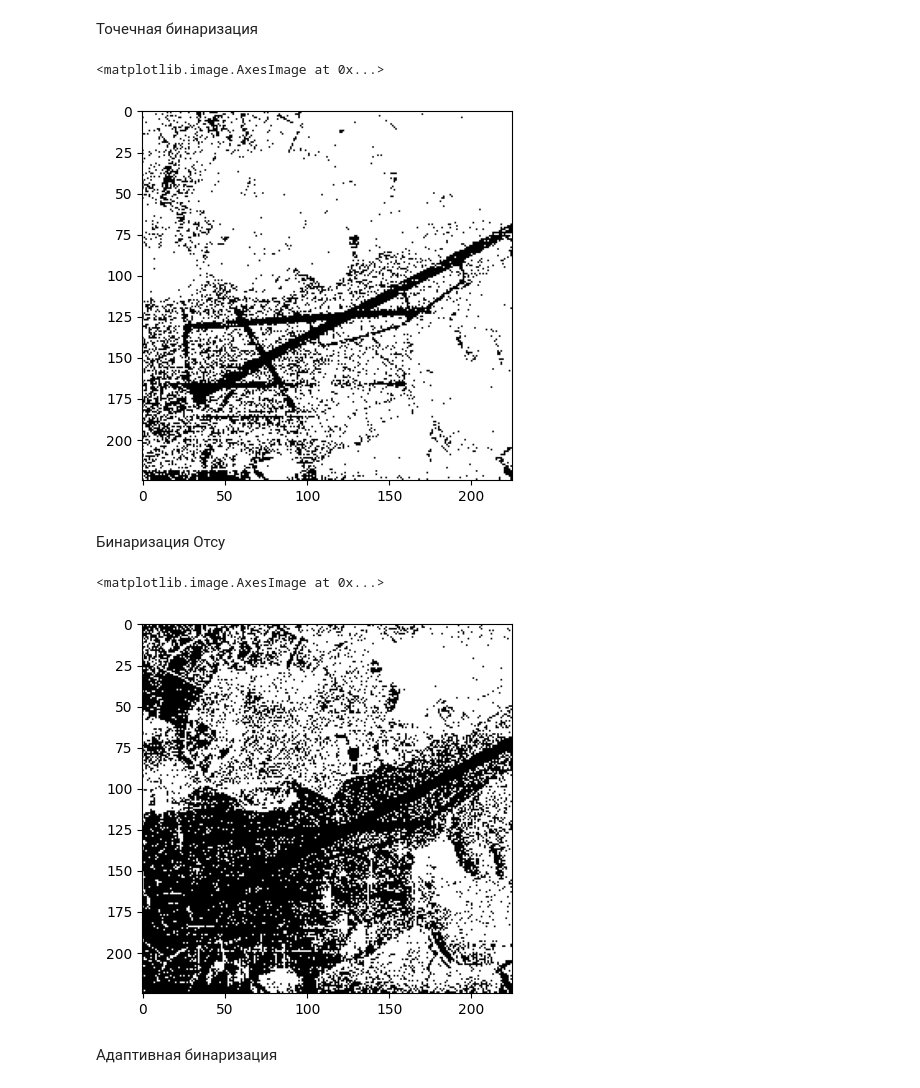
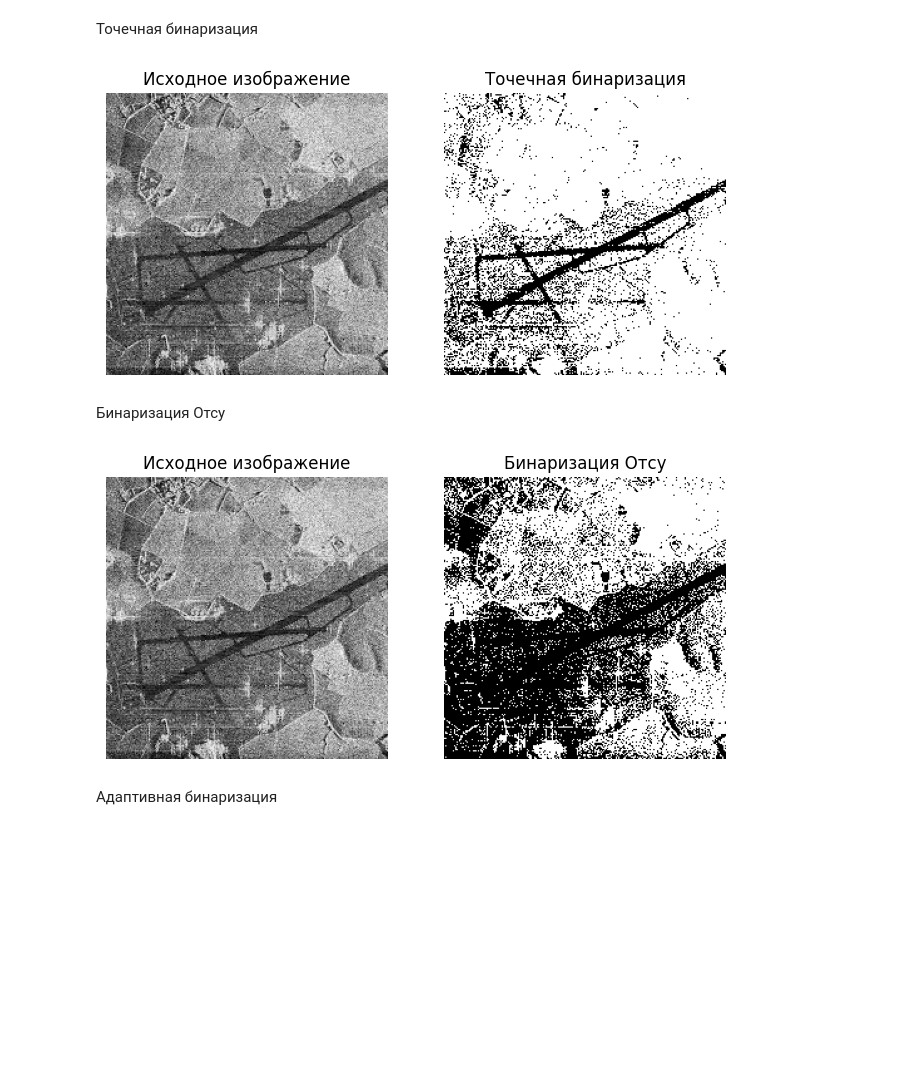
Before and after one commit to KotelnikovaA/Image_Processing, a Jupyter notebook: hw3/Homework_3.ipynb, the cells around one changed output. Cells and saved outputs as stored; diff of their text form; code cells hidden in the pictures; blank space fills up the shorter version.

```diff
--- a/hw3/Homework_3.ipynb
+++ b/hw3/Homework_3.ipynb
@@ -44,18 +45,28 @@ plt.imshow(image)
 # %% [markdown]
 Точечная бинаризация
 # %%
-plt.imshow(bin_img, cmap="gray")
+bin_img = copy.deepcopy(image_gray)
+T = 80
+bin_img[image_gray < T] = 0
+bin_img[image_gray >= T] = 255
+
+plt.figure(figsize=(8, 4))
+plt.subplot(1, 2, 1); plt.imshow(image_gray, cmap='gray'); plt.title('Исходное изображение'); plt.axis('off')
+plt.subplot(1, 2, 2); plt.imshow(bin_img, cmap='gray'); plt.title('Точечная бинаризация'); plt.axis('off')
+plt.show()
 # %% [output]
-<matplotlib.image.AxesImage at 0x...>
-[figure, old version]
+[figure, new version]
 # %% [markdown]
 Бинаризация Отсу
 # %%
 _,th2 = cv2.threshold(image_gray,0,255,cv2.THRESH_BINARY+cv2.THRESH_OTSU)
-plt.imshow(th2, cmap="gray")
+
+plt.figure(figsize=(8, 4))
+plt.subplot(1, 2, 1); plt.imshow(image_gray, cmap='gray'); plt.title('Исходное изображение'); plt.axis('off')
+plt.subplot(1, 2, 2); plt.imshow(th2, cmap='gray'); plt.title('Бинаризация Отсу'); plt.axis('off')
+plt.show()
 # %% [output]
-<matplotlib.image.AxesImage at 0x...>
-[figure, old version]
+[figure, new version]
 # %% [markdown]
 Адаптивная бинаризация
 # %%
```
Also changed, not shown: parts of 7 cells of this notebook.
